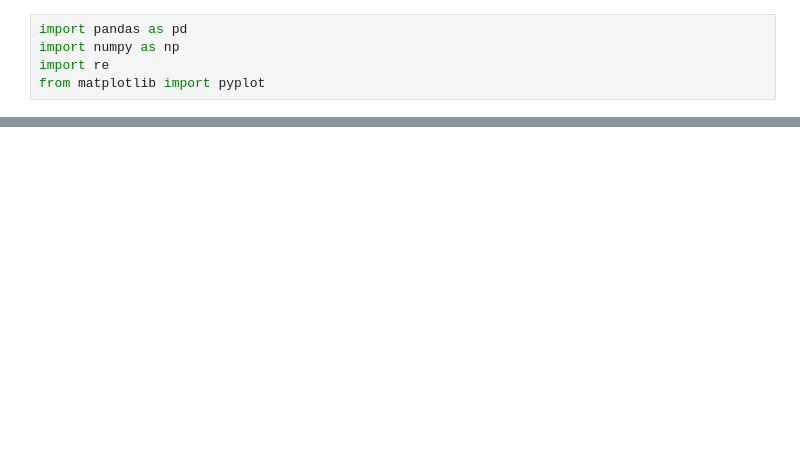
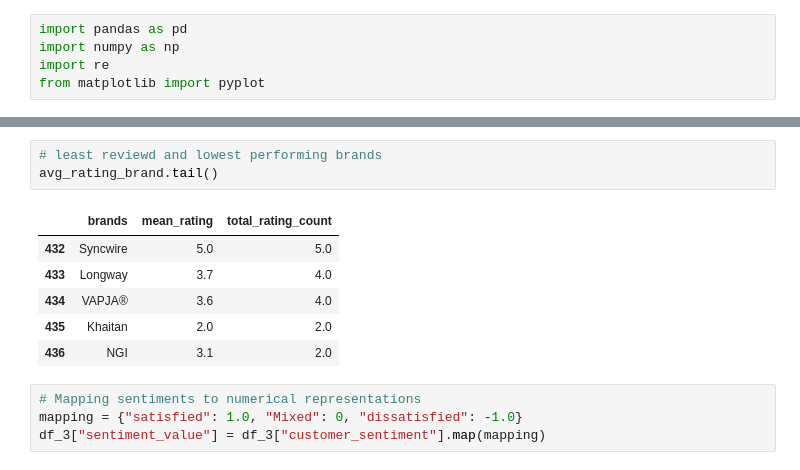
Before and after one commit to CKohwo/Ecommerce-strategy-blueprint, a Jupyter notebook: notebooks/03_exploratory_ data_analysis.ipynb, the cells around one changed output, grey strips where cells are left out. Cells and saved outputs as stored; diff of their text form; blank space fills up the shorter version.

```diff
--- a/notebooks/03_exploratory_ data_analysis.ipynb
+++ b/notebooks/03_exploratory_ data_analysis.ipynb
@@ -47,0 +151,14 @@ df_3.head(20)
+# %%
+# least reviewd and lowest performing brands
+avg_rating_brand.tail()
+# %% [output]
+|  | brands | mean_rating | total_rating_count |
+| 432 | Syncwire | 5.0 | 5.0 |
+| 433 | Longway | 3.7 | 4.0 |
+| 434 | VAPJA® | 3.6 | 4.0 |
+| 435 | Khaitan | 2.0 | 2.0 |
+| 436 | NGI | 3.1 | 2.0 |
+# %%
+# Mapping sentiments to numerical representations
+mapping = {"satisfied": 1.0, "Mixed": 0, "dissatisfied": -1.0}
+df_3["sentiment_value"] = df_3["customer_sentiment"].map(mapping)
```
Also changed, not shown: parts of 10 cells of this notebook.
